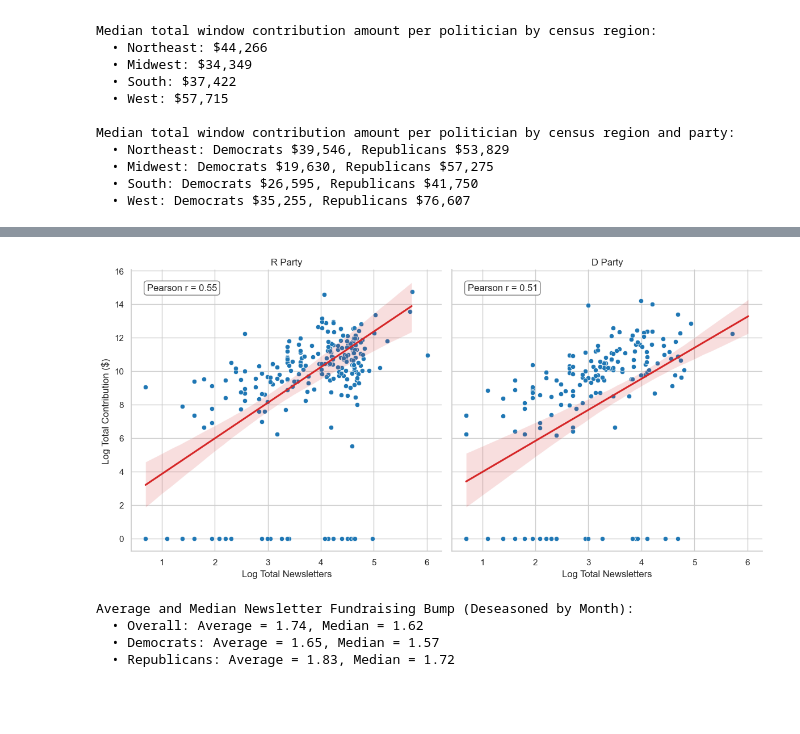
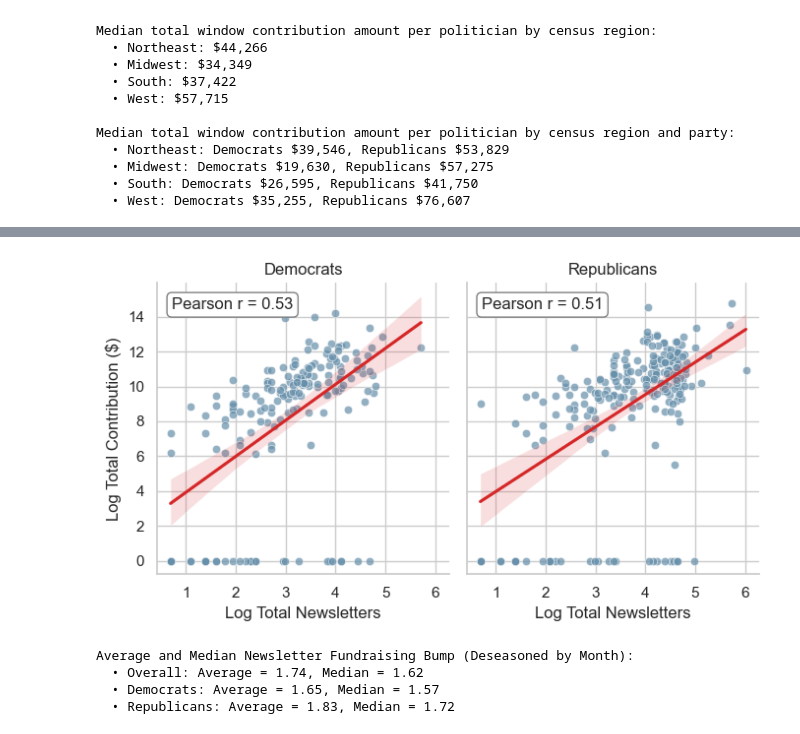
Before and after one commit to marobinette/cfd-project-ds1, a Jupyter notebook: notebooks/Matched_Politicians_EDA.ipynb, the cells around one changed output, grey strips where cells are left out. Cells and saved outputs as stored; diff of their text form; code cells hidden in the pictures; blank space fills up the shorter version.

Commit message:
Fixed calculations of basic tables, histograms, bar graphs, scatterplots to use 114th Congress data

```diff
--- a/notebooks/Matched_Politicians_EDA.ipynb
+++ b/notebooks/Matched_Politicians_EDA.ipynb
@@ -869,0 +544,11 @@ plt.show()
+# %%
+# Function to darken standard hex colors if necessary
+
+def darken_hex(hex_color, factor=0.8):
+    """Darken a hex color by a given factor (0 < factor < 1)."""
+    rgb = mcolors.to_rgb(hex_color)            # Convert hex to RGB tuple (0-1)
+    darker_rgb = tuple([c * factor for c in rgb])
+    return mcolors.to_hex(darker_rgb)          # Convert back to hex
+
+darker_color = darken_hex("#7FB3D5", 0.8)     # 20% darker
+print(darker_color)  # e.g., "#6699ad"
@@ -870,53 +768,77 @@ plt.show()
 # %%
-# Scatterplots of logged contribution amount and logged newsletter count by party
+# FIGURE: SCATTERPLOTS OF LOGGED CONTRIBUTIONS AND NEWSLETTERS BY PARTY
+
+# Remove third parties?
+no_third_party = True
+
+# darken the standard blue shade
+darker_color = darken_hex("#7FB3D5", 0.8)     # 0.8 = 20% darker
+print(darker_color)
 
 # Aggregate by candidate and party
 agg_df = (
-    joined_all_df[joined_all_df["dc_party"].isin(["D", "R"])]
+    joined_all_df
     .groupby(["dc_name", "dc_party"], as_index=False)
     .agg({
-        "newsletter_count": "sum",
+        "total_newsletters": "first",
         "contrib_amount": "sum"
     })
 )
 
-# Rename for clarity
-agg_df = agg_df.rename(columns={
-    "newsletter_count": "total_newsletters",
-    "contrib_amount": "total_contrib"
-})
+# Map better party titles
+party_labels = {"D": "Democrats", "R": "Republicans", "O": "Other"}
+agg_df["dc_party_label"] = agg_df["dc_party"].map(party_labels)
+
+# Remove third parties if needed
+if no_third_party:
+    agg_df = agg_df[agg_df["dc_party"].isin(["D", "R"])].copy()
+
+# Remove records with 0 contributions
+# agg_df = agg_df[agg_df["contrib_amount"] > 0].copy()
 
 # Log-transform both contributions and newsletters
-agg_df["log_total_contrib"] = np.log1p(agg_df["total_contrib"])  # log(0+1) safe
-agg_df["log_total_newsletters"] = np.log1p(agg_df["total_newsletters"])
+# agg_df["log_total_contrib"] = np.log1p(agg_df["contrib_amount"])  # log(0+1) safe
+# agg_df["log_total_newsletters"] = np.log1p(agg_df["total_newsletters"])
+# agg_df["log_total_contrib"] = np.log1p(agg_df["contrib_amount"].fillna(0))
+# agg_df["log_total_newsletters"] = np.log1p(agg_df["total_newsletters"].fillna(0))
+# Handle negative contrib/newsletter values
+agg_df["log_total_contrib"] = np.log1p(agg_df["contrib_amount"].clip(lower=0))
+agg_df["log_total_newsletters"] = np.log1p(agg_df["total_newsletters"].clip(lower=0))
 
 # Compute Pearson r per party using pandas
-r_values = agg_df.groupby("dc_party").apply(
-    lambda df: df["log_total_newsletters"].corr(df["log_total_contrib"])
-)
-
+r_values = agg_df.groupby("dc_party_label").agg(
+    pearson_r=("log_total_newsletters", lambda x: x.corr(agg_df.loc[x.index, "log_total_contrib"]))
+)["pearson_r"]
 print("Pearson r per party:\n", r_values)
 
-# --- Faceted scatterplot with log-transformed axes ---
-g = sns.FacetGrid(agg_df, col="dc_party", height=6, aspect=1)
+# set facet order
+col_order = ["Democrats", "Republicans"]
+
+# g = sns.FacetGrid(agg_df, col="dc_party", height=6, aspect=1)
+g = sns.FacetGrid(agg_df, col="dc_party_label", col_order=col_order, height=6, aspect=1)
+# g = sns.FacetGrid(agg_df, col="dc_party_label", height=6, aspect=1)
+
 g.map_dataframe(
     sns.scatterplot,
     x="log_total_newsletters",
     y="log_total_contrib",
-    color="tab:blue"
+    color=darker_color,
+    alpha=0.7
 )
 
 # Add regression line per facet
-for ax, (party, r) in zip(g.axes.flat, r_values.items()):
+for ax, party in zip(g.axes.flat, col_order):
+    # Regression line
     sns.regplot(
-        data=agg_df[agg_df["dc_party"] == party],
+        data=agg_df[agg_df["dc_party_label"] == party],
         x="log_total_newsletters",
         y="log_total_contrib",
         scatter=False,
         ax=ax,
         color="tab:red"
     )
-    # Annotate Pearson r
+    # Pearson r annotation
+    r = r_values[party]
     ax.text(
         0.05, 0.95,
         f"Pearson r = {r:.2f}",
@@ -925,10 +847,13 @@ for ax, (party, r) in zip(g.axes.flat, r_values.items()):
         verticalalignment='top',
         bbox=dict(boxstyle="round,pad=0.3", facecolor="white", edgecolor="gray")
     )
+    # Set facet title
+    ax.set_title(party)
 
 # Labels and titles
 g.set_axis_labels("Log Total Newsletters", "Log Total Contribution ($)")
-g.set_titles(col_template="{col_name} Party")
+g.set_titles(col_template="{col_name}")
+g.fig.set_size_inches(7, 4)
 plt.tight_layout()
 plt.show()
 # %% [output]
@@ -940,4 +866,4 @@ dtype: float64
-[figure, old version]
+[figure, new version]
 # %%
 # Basic deseasoned newsletter bump information
 
```
Also changed, not shown: parts of 15 cells of this notebook.
